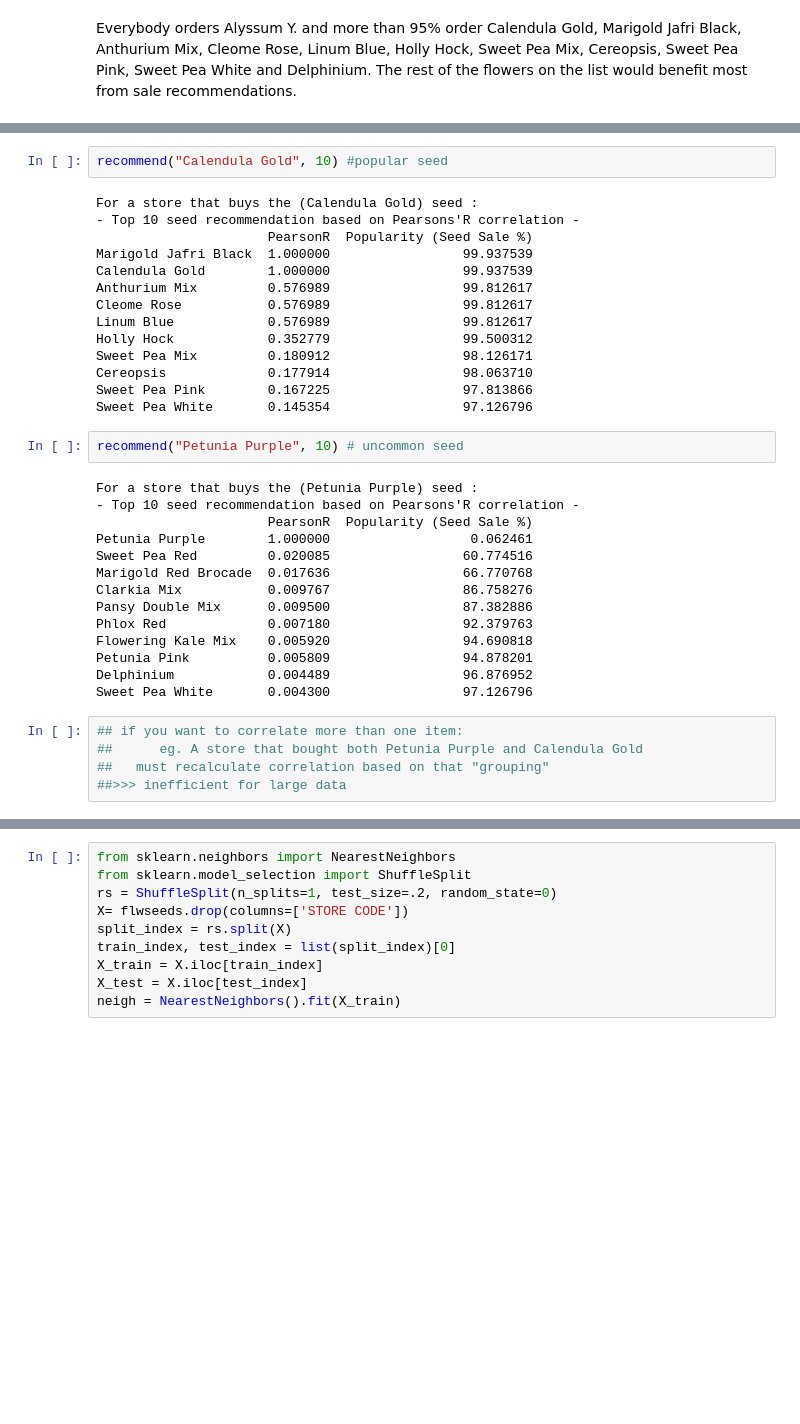
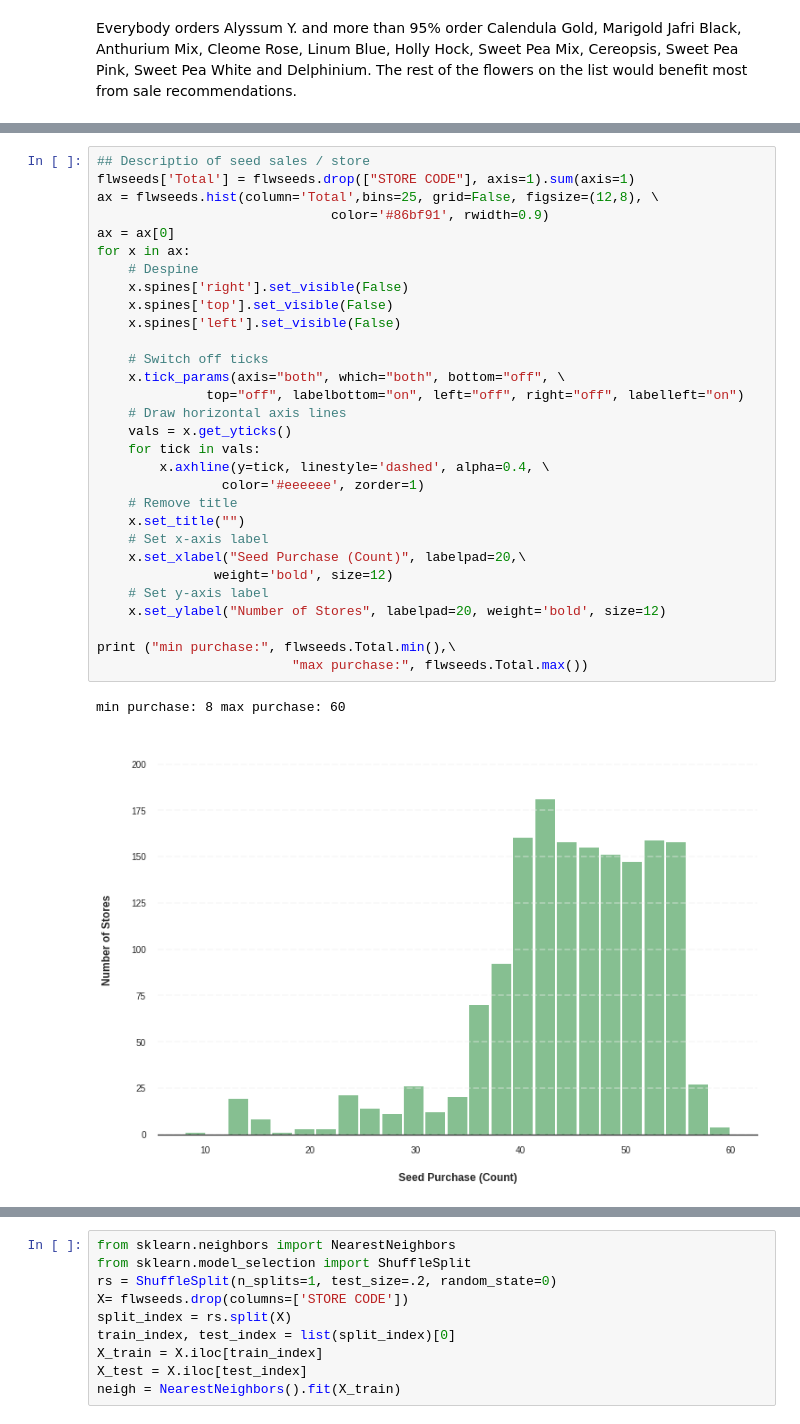
Before and after one commit to juggernautTress/Edelweiss, a Jupyter notebook: Analysis.ipynb, the cells around one changed output, grey strips where cells are left out. Saved outputs shown, nothing was run; the diff lists cells and outputs as text; blank space fills up the shorter version.

```diff
--- a/Analysis.ipynb
+++ b/Analysis.ipynb
@@ -192,37 +164,33 @@ def recommend(FlowerName, min_count):
-# %%
-recommend("Calendula Gold", 10) #popular seed
-# %% [output]
-For a store that buys the (Calendula Gold) seed :
-- Top 10 seed recommendation based on Pearsons'R correlation -
-                      PearsonR  Popularity (Seed Sale %)
-Marigold Jafri Black  1.000000                 99.937539
-Calendula Gold        1.000000                 99.937539
-Anthurium Mix         0.576989                 99.812617
-Cleome Rose           0.576989                 99.812617
-Linum Blue            0.576989                 99.812617
-Holly Hock            0.352779                 99.500312
-Sweet Pea Mix         0.180912                 98.126171
-Cereopsis             0.177914                 98.063710
-Sweet Pea Pink        0.167225                 97.813866
-Sweet Pea White       0.145354                 97.126796
-# %%
-recommend("Petunia Purple", 10) # uncommon seed
-# %% [output]
-For a store that buys the (Petunia Purple) seed :
-- Top 10 seed recommendation based on Pearsons'R correlation -
-                      PearsonR  Popularity (Seed Sale %)
-Petunia Purple        1.000000                  0.062461
-Sweet Pea Red         0.020085                 60.774516
-Marigold Red Brocade  0.017636                 66.770768
-Clarkia Mix           0.009767                 86.758276
-Pansy Double Mix      0.009500                 87.382886
-Phlox Red             0.007180                 92.379763
-Flowering Kale Mix    0.005920                 94.690818
-Petunia Pink          0.005809                 94.878201
-Delphinium            0.004489                 96.876952
-Sweet Pea White       0.004300                 97.126796
-# %%
-## if you want to correlate more than one item:
-##      eg. A store that bought both Petunia Purple and Calendula Gold
-##   must recalculate correlation based on that "grouping"
-##>>> inefficient for large data
+# %%
+## Descriptio of seed sales / store
+flwseeds['Total'] = flwseeds.drop(["STORE CODE"], axis=1).sum(axis=1)
+ax = flwseeds.hist(column='Total',bins=25, grid=False, figsize=(12,8), \
+                              color='#86bf91', rwidth=0.9)
+ax = ax[0]
+for x in ax:
+    # Despine
+    x.spines['right'].set_visible(False)
+    x.spines['top'].set_visible(False)
+    x.spines['left'].set_visible(False)
+
+    # Switch off ticks
+    x.tick_params(axis="both", which="both", bottom="off", \
+              top="off", labelbottom="on", left="off", right="off", labelleft="on")
+    # Draw horizontal axis lines
+    vals = x.get_yticks()
+    for tick in vals:
+        x.axhline(y=tick, linestyle='dashed', alpha=0.4, \
+                color='#eeeeee', zorder=1)
+    # Remove title
+    x.set_title("")
+    # Set x-axis label
+    x.set_xlabel("Seed Purchase (Count)", labelpad=20,\
+               weight='bold', size=12)
+    # Set y-axis label
+    x.set_ylabel("Number of Stores", labelpad=20, weight='bold', size=12)
+
+print ("min purchase:", flwseeds.Total.min(),\
+                         "max purchase:", flwseeds.Total.max())
+# %% [output]
+min purchase: 8 max purchase: 60
+[figure, added]
```
Also changed, not shown: parts of 11 cells of this notebook.
